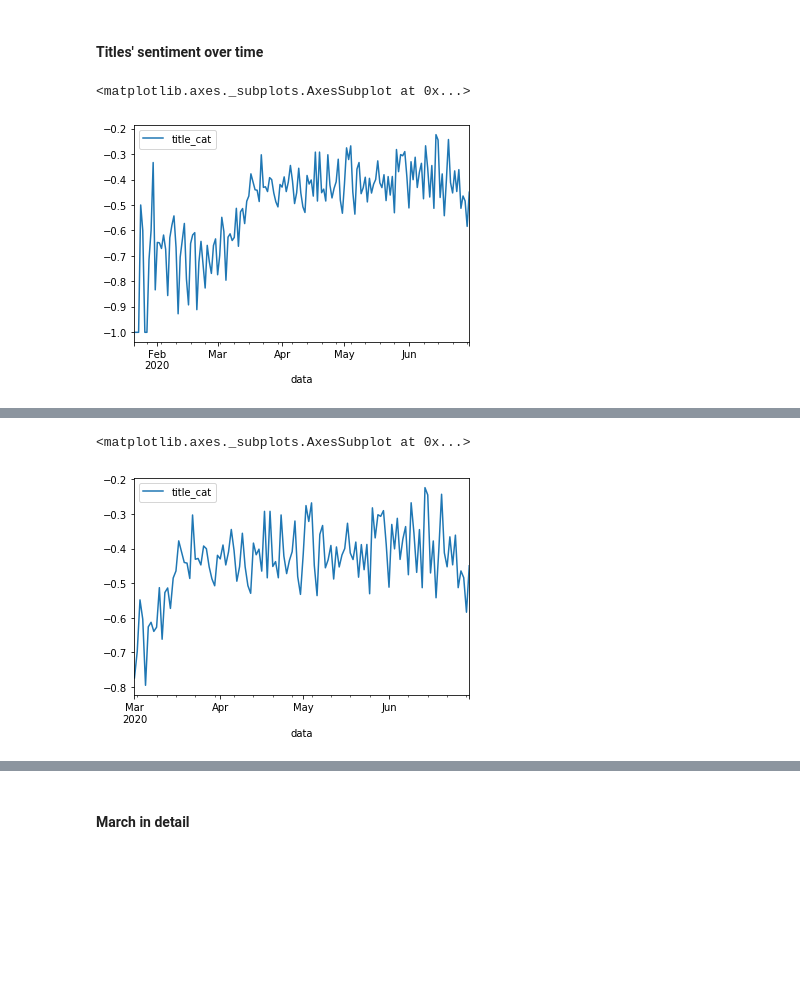
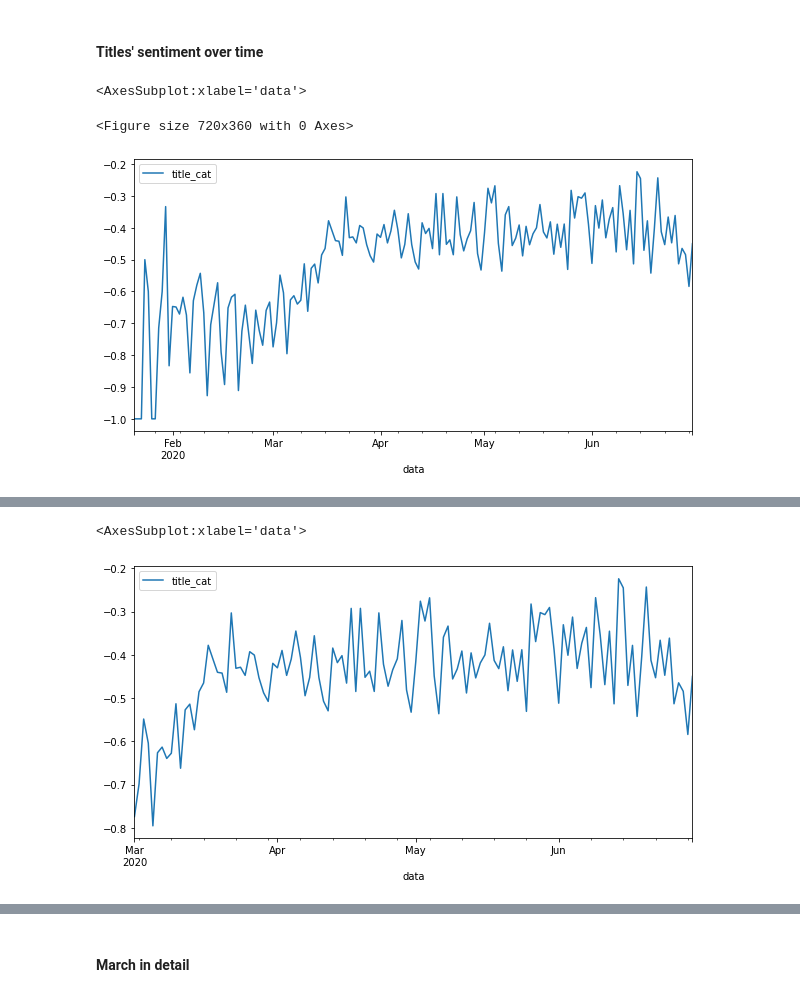
Before and after one commit to dssg-pt/miniproject-sentimentanalysis-covid, a Jupyter notebook: notebooks/news_classification_analysis.ipynb, the cells around one changed output, grey strips where cells are left out. Drawn from its saved outputs; the diff is of its cells as text; code cells hidden in the pictures; blank space fills up the shorter version.

```diff
--- a/notebooks/news_classification_analysis.ipynb
+++ b/notebooks/news_classification_analysis.ipynb
@@ -111,3 +113,6 @@ df["data"] = pd.to_datetime(df["data"], errors = "coerce")
+# %%
+plot_size = (10, 5)
+plot_counter = 0
 # %% [markdown]
 #### Score's Distribution
 # %%
@@ -166,17 +171,17 @@ Titles seem to be a bit more positive than the the descriptions (maybe given the
 #### Titles' sentiment over time
 # %%
 # creating new column. if sentiment is positive +1, if negative -1
-
 df["title_cat"] = np.where(df["classification"]=="POSITIVE",1,-1)
 
 # df that has only relevant values - agg func by default is mean
 titles_df = pd.pivot_table(df, values = ["classification","title_cat"], index = ["data"])
 
-
-titles_df.plot()
+plt.figure(plot_counter + 1, plot_size)
+titles_df.plot(figsize=plot_size)
 # %% [output]
-<matplotlib.axes._subplots.AxesSubplot at 0x...>
+<AxesSubplot:xlabel='data'>
+<Figure size 720x360 with 0 Axes>
-[figure, old version]
+[figure, new version]
 # %%
 # focusing March onwards - more news
 
@@ -195,10 +200,10 @@ titles_df_focus.head()
 
 x = pd.pivot_table(titles_df_focus, values = ["title_cat"], index = ["data"])
 
-x.plot()
+x.plot(figsize=plot_size)
 # %% [output]
-<matplotlib.axes._subplots.AxesSubplot at 0x...>
+<AxesSubplot:xlabel='data'>
-[figure, old version]
+[figure, new version]
 # %%
 rolling = x["title_cat"].rolling(window=3)
 rolling_mean = rolling.mean()
```
Also changed, not shown: parts of 16 cells of this notebook, 1 other file.
